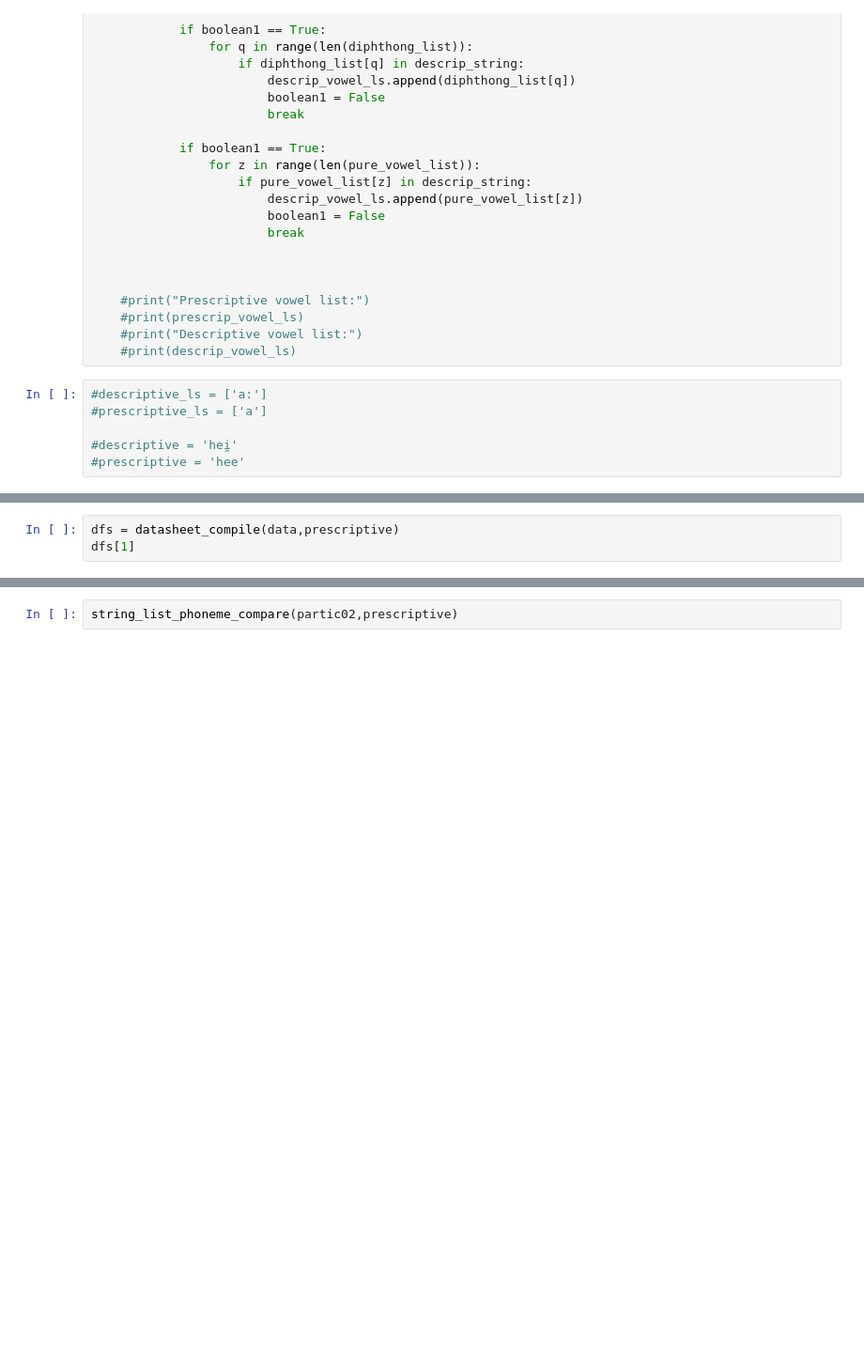
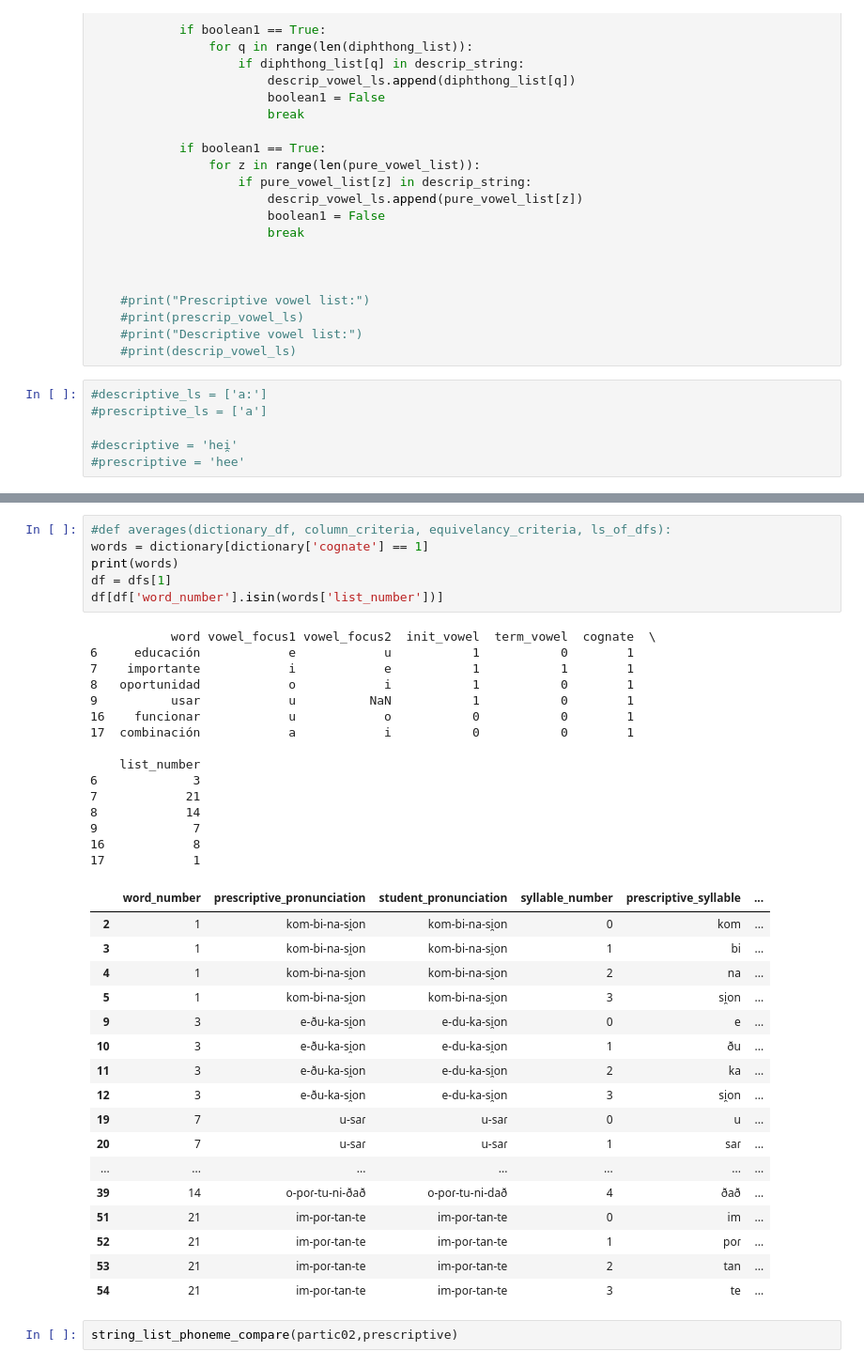
Before and after one commit to djdebonis/IPA_vowel_compare, a Jupyter notebook: IPA_vowel_analyze.ipynb, the cells around one changed output, grey strips where cells are left out. Shown at 94% size. Saved outputs shown, nothing was run; the diff lists cells and outputs as text; blank space fills up the shorter version.

```diff
--- a/IPA_vowel_analyze.ipynb
+++ b/IPA_vowel_analyze.ipynb
@@ -316,6 +387,3 @@ print("Words in set that are cognates: " + str(cognates_count))
 Words in set that are vowel initial: 15
 Words in set that are terminal vowel: 17
 Words in set that are cognates: 6
-# %%
-dfs = datasheet_compile(data,prescriptive)
-dfs[1]
@@ -340,3 +503,42 @@ dfs[1]
+# %%
+#def averages(dictionary_df, column_criteria, equivelancy_criteria, ls_of_dfs):
+words = dictionary[dictionary['cognate'] == 1]
+print(words)
+df = dfs[1]
+df[df['word_number'].isin(words['list_number'])]
+# %% [output]
+           word vowel_focus1 vowel_focus2  init_vowel  term_vowel  cognate  \
+6     educación            e            u           1           0        1
+7    importante            i            e           1           1        1
+8   oportunidad            o            i           1           0        1
+9          usar            u          NaN           1           0        1
+16    funcionar            u            o           0           0        1
+17  combinación            a            i           0           0        1
+
+    list_number
+6             3
+7            21
+8            14
+9             7
+16            8
+17            1
+|  | word_number | prescriptive_pronunciation | student_pronunciation | syllable_number | prescriptive_syllable | ... |
+| 2 | 1 | kom-bi-na-si̯on | kom-bi-na-si̯on | 0 | kom | ... |
+| 3 | 1 | kom-bi-na-si̯on | kom-bi-na-si̯on | 1 | bi | ... |
+| 4 | 1 | kom-bi-na-si̯on | kom-bi-na-si̯on | 2 | na | ... |
+| 5 | 1 | kom-bi-na-si̯on | kom-bi-na-si̯on | 3 | si̯on | ... |
+| 9 | 3 | e-ðu-ka-si̯on | e-du-ka-si̯on | 0 | e | ... |
+| 10 | 3 | e-ðu-ka-si̯on | e-du-ka-si̯on | 1 | ðu | ... |
+| 11 | 3 | e-ðu-ka-si̯on | e-du-ka-si̯on | 2 | ka | ... |
+| 12 | 3 | e-ðu-ka-si̯on | e-du-ka-si̯on | 3 | si̯on | ... |
+| 19 | 7 | u-saɾ | u-saɾ | 0 | u | ... |
+| 20 | 7 | u-saɾ | u-saɾ | 1 | saɾ | ... |
+| ... | ... | ... | ... | ... | ... | ... |
+| 39 | 14 | o-poɾ-tu-ni-ðað | o-poɾ-tu-ni-dað | 4 | ðað | ... |
+| 51 | 21 | im-poɾ-tan-te | im-poɾ-tan-te | 0 | im | ... |
+| 52 | 21 | im-poɾ-tan-te | im-poɾ-tan-te | 1 | poɾ | ... |
+| 53 | 21 | im-poɾ-tan-te | im-poɾ-tan-te | 2 | tan | ... |
+| 54 | 21 | im-poɾ-tan-te | im-poɾ-tan-te | 3 | te | ... |
 # %%
 string_list_phoneme_compare(partic02,prescriptive)
 # %% [output]
```
Also changed, not shown: parts of 23 cells of this notebook, 2 other files.
